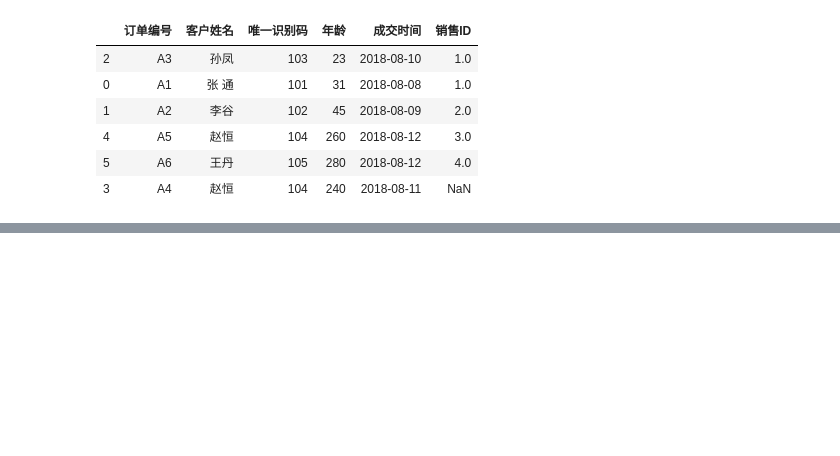
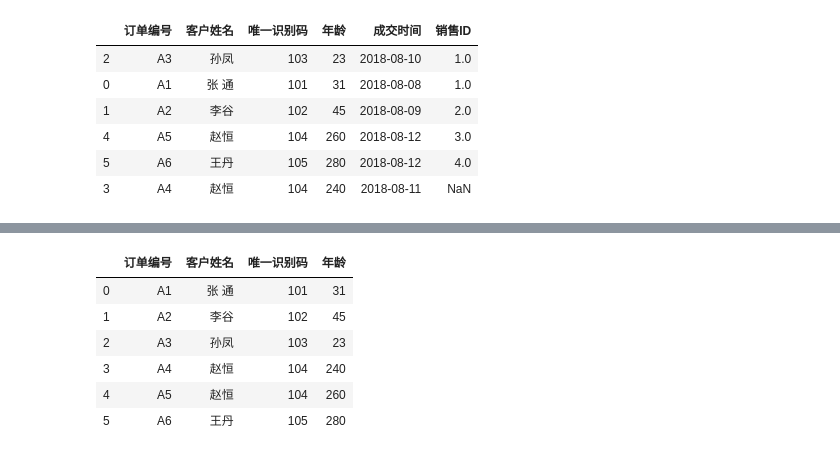
Before and after one commit to silianpan/Excel_to_Python, a Jupyter notebook: chapter04.ipynb, the cells around one changed output, grey strips where cells are left out. Saved outputs shown, nothing was run; the diff lists cells and outputs as text; code cells hidden in the pictures; blank space fills up the shorter version.

```diff
--- a/chapter04.ipynb
+++ b/chapter04.ipynb
@@ -176,0 +198,7 @@ RANK.AVG(number, ref, order)
+# %%
+df = pd.read_excel('./data/sort_one.xlsx')
+df
+df['销售ID'].rank(method='average')
+df['销售ID'].rank(method='first')
+df['销售ID'].rank(method='min')
+df['销售ID'].rank(method='max')
@@ -176,0 +248,10 @@ RANK.AVG(number, ref, order)
+# %%
+df.drop(['销售ID', '成交时间'], axis=1)
+# %% [output]
+|  | 订单编号 | 客户姓名 | 唯一识别码 | 年龄 |
+| 0 | A1 | 张 通 | 101 | 31 |
+| 1 | A2 | 李谷 | 102 | 45 |
+| 2 | A3 | 孙凤 | 103 | 23 |
+| 3 | A4 | 赵恒 | 104 | 240 |
+| 4 | A5 | 赵恒 | 104 | 260 |
+| 5 | A6 | 王丹 | 105 | 280 |
```
Also changed, not shown: parts of 11 cells of this notebook, 3 other files.
